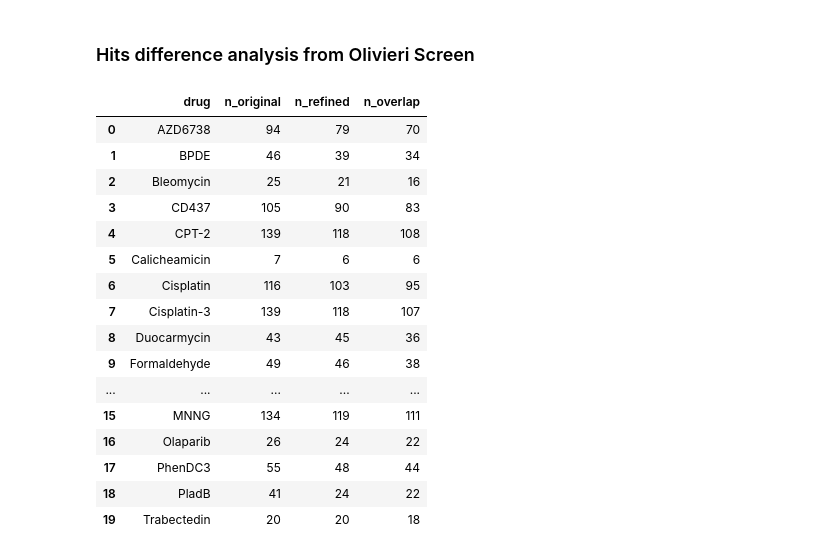
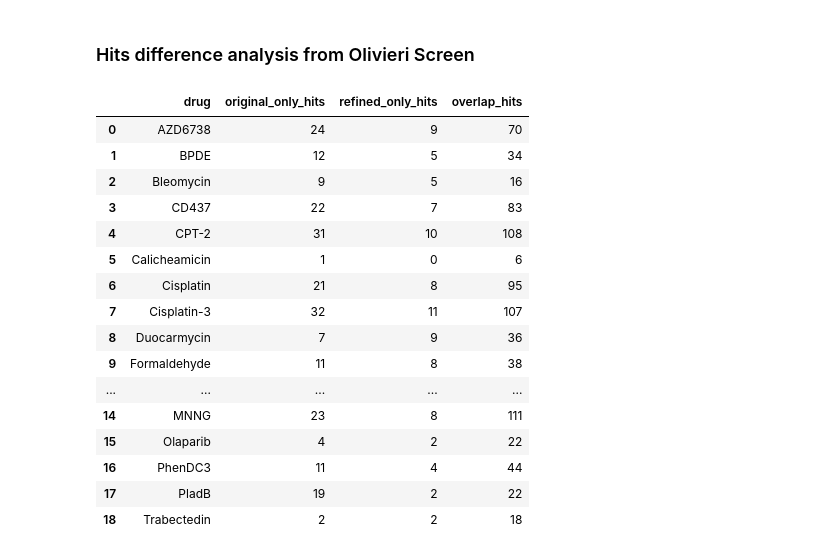
Before and after one commit to stefanusbernard/CRISPR-KO-library-survey, a Jupyter notebook: scripts/05_analysis_tkov3_hits/05_03_hits_differences_analysis.ipynb, the cells around one changed output. Cells and saved outputs as stored; diff of their text form; code cells hidden in the pictures.

```diff
--- a/scripts/05_analysis_tkov3_hits/05_03_hits_differences_analysis.ipynb
+++ b/scripts/05_analysis_tkov3_hits/05_03_hits_differences_analysis.ipynb
@@ -117,29 +117,29 @@ for drug in drug_names:
     # Store result
     results.append({
         "drug": drug,
-        "original_only_genes": len(original),
-        "refined_only_genes": len(refined),
-        "overlap_genes": len(overlap)
+        "original_only_hits": len(original),
+        "refined_only_hits": len(refined),
+        "overlap_hits": len(overlap)
         # "n_union": len(union_genes)   # optional
     })
 # %%
-test = pd.DataFrame(results)
-test
+data = pd.DataFrame(results)
+data
 # %% [output]
-|  | drug | n_original | n_refined | n_overlap |
-| 0 | AZD6738 | 94 | 79 | 70 |
-| 1 | BPDE | 46 | 39 | 34 |
-| 2 | Bleomycin | 25 | 21 | 16 |
-| 3 | CD437 | 105 | 90 | 83 |
-| 4 | CPT-2 | 139 | 118 | 108 |
-| 5 | Calicheamicin | 7 | 6 | 6 |
-| 6 | Cisplatin | 116 | 103 | 95 |
-| 7 | Cisplatin-3 | 139 | 118 | 107 |
-| 8 | Duocarmycin | 43 | 45 | 36 |
-| 9 | Formaldehyde | 49 | 46 | 38 |
+|  | drug | original_only_hits | refined_only_hits | overlap_hits |
+| 0 | AZD6738 | 24 | 9 | 70 |
+| 1 | BPDE | 12 | 5 | 34 |
+| 2 | Bleomycin | 9 | 5 | 16 |
+| 3 | CD437 | 22 | 7 | 83 |
+| 4 | CPT-2 | 31 | 10 | 108 |
+| 5 | Calicheamicin | 1 | 0 | 6 |
+| 6 | Cisplatin | 21 | 8 | 95 |
+| 7 | Cisplatin-3 | 32 | 11 | 107 |
+| 8 | Duocarmycin | 7 | 9 | 36 |
+| 9 | Formaldehyde | 11 | 8 | 38 |
 | ... | ... | ... | ... | ... |
-| 15 | MNNG | 134 | 119 | 111 |
-| 16 | Olaparib | 26 | 24 | 22 |
-| 17 | PhenDC3 | 55 | 48 | 44 |
-| 18 | PladB | 41 | 24 | 22 |
-| 19 | Trabectedin | 20 | 20 | 18 |
+| 14 | MNNG | 23 | 8 | 111 |
+| 15 | Olaparib | 4 | 2 | 22 |
+| 16 | PhenDC3 | 11 | 4 | 44 |
+| 17 | PladB | 19 | 2 | 22 |
+| 18 | Trabectedin | 2 | 2 | 18 |
```
Also changed, not shown: 6 other files.
